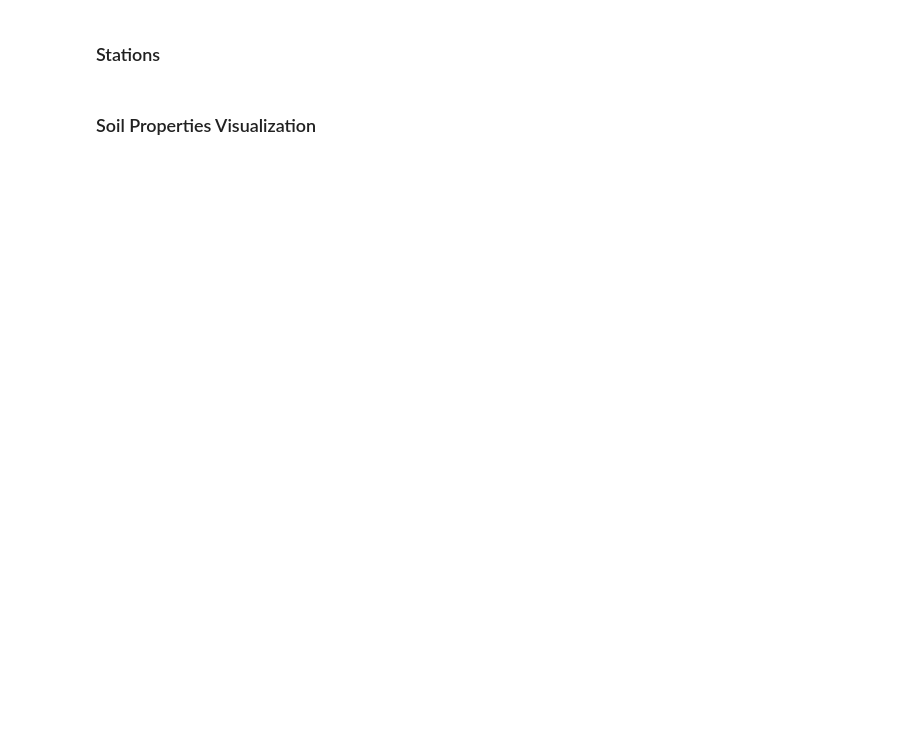
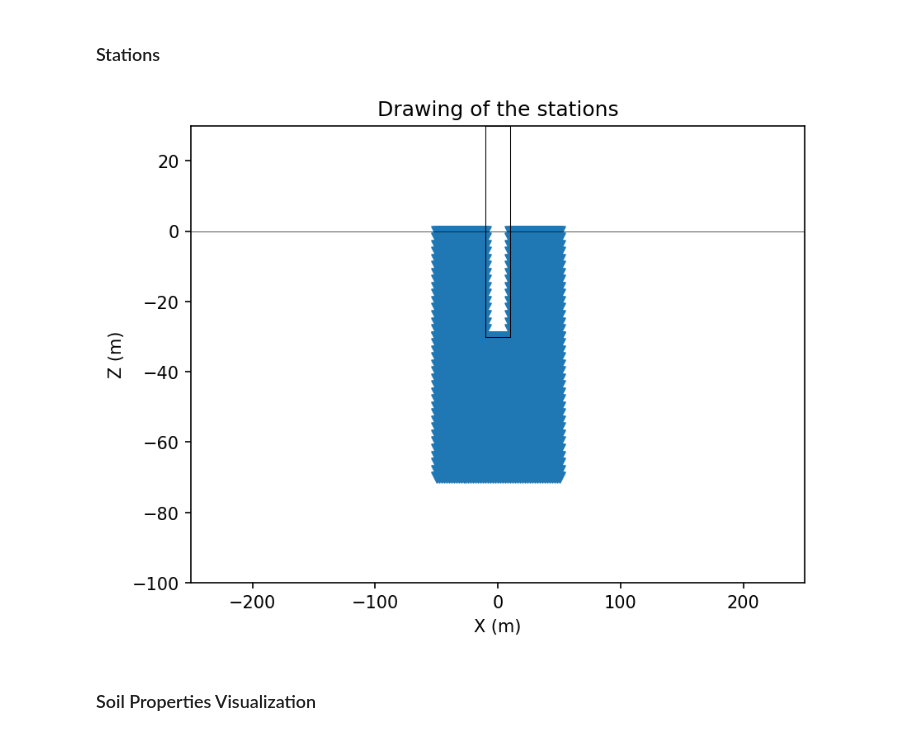
Before and after one commit to tguyonneau/sem2dpack, a Jupyter notebook: JUPYTER/Stage_Theo/SEM_Run_Comparison/Notebook_Comparaison_Run.ipynb, the cells around one changed output. Cells and saved outputs as stored; diff of their text form; code cells hidden in the pictures; blank space fills up the shorter version.

```diff
--- a/JUPYTER/Stage_Theo/SEM_Run_Comparison/Notebook_Comparaison_Run.ipynb
+++ b/JUPYTER/Stage_Theo/SEM_Run_Comparison/Notebook_Comparaison_Run.ipynb
@@ -295,22 +530,24 @@ plt.show()
 # %%
 def show_stations(stations_components):
     """
     Function to draw the stations on a plot.
 
     Parameters:
     stations_components (dict): Dictionary containing the station components.
     """
     # Draw the plot
     XSTA, ZSTA = stations_components['X'], stations_components['Z']
     fig, ax = plt.subplots()
     draw_example(ax)
     ax.set_xlim(-250,250)
     ax.set_ylim(-100,30)
     ax.scatter(XSTA, ZSTA, marker='v')
     ax.set_title("Drawing of the stations")
 
 
-#show_stations(station_components_SEM3)
+show_stations(station_components_SEM3)
+# %% [output]
+[figure, added]
 # %% [markdown]
 ### Soil Properties Visualization
 # %%
```
Also changed, not shown: parts of 18 cells of this notebook, 1 other file.
